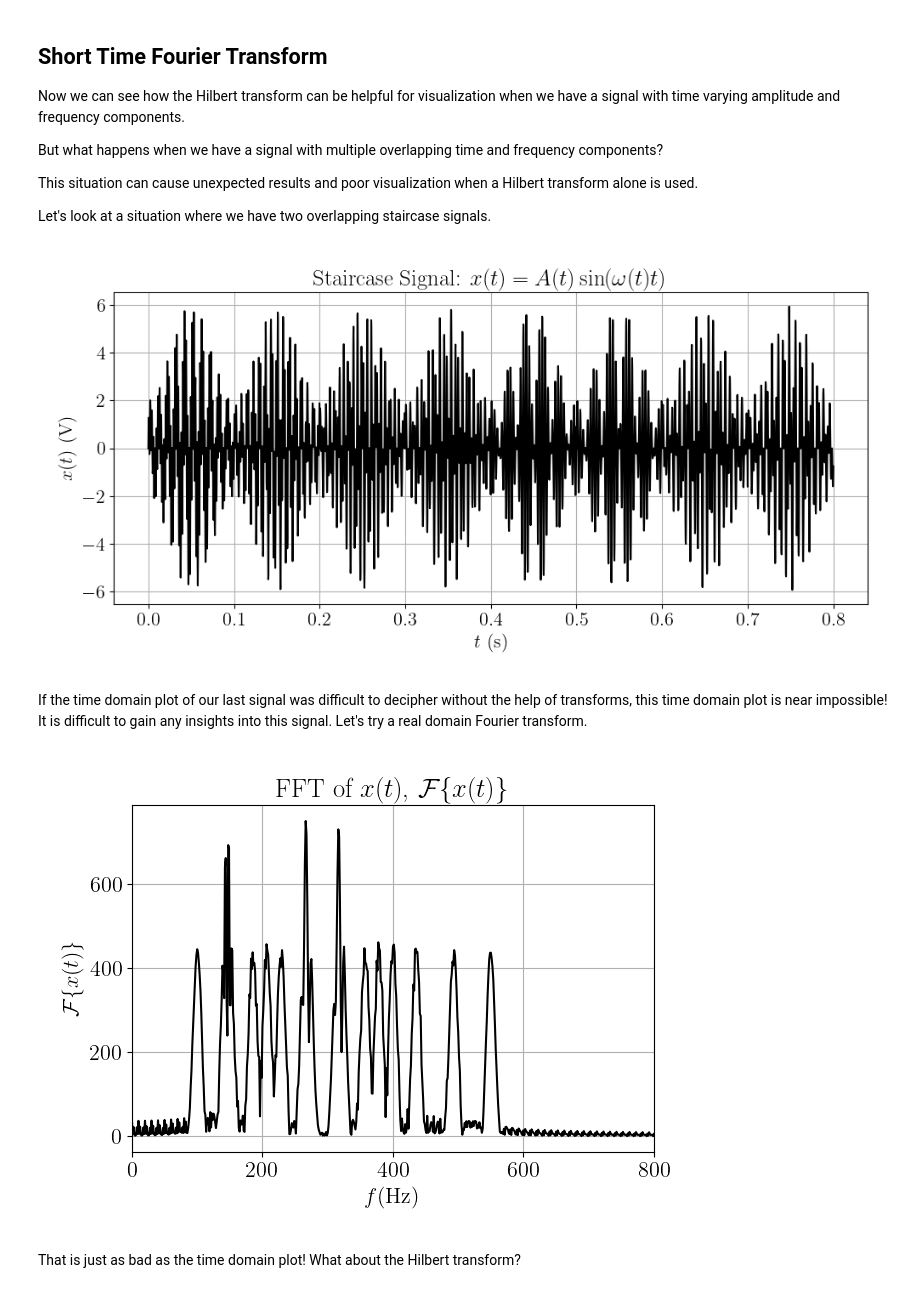
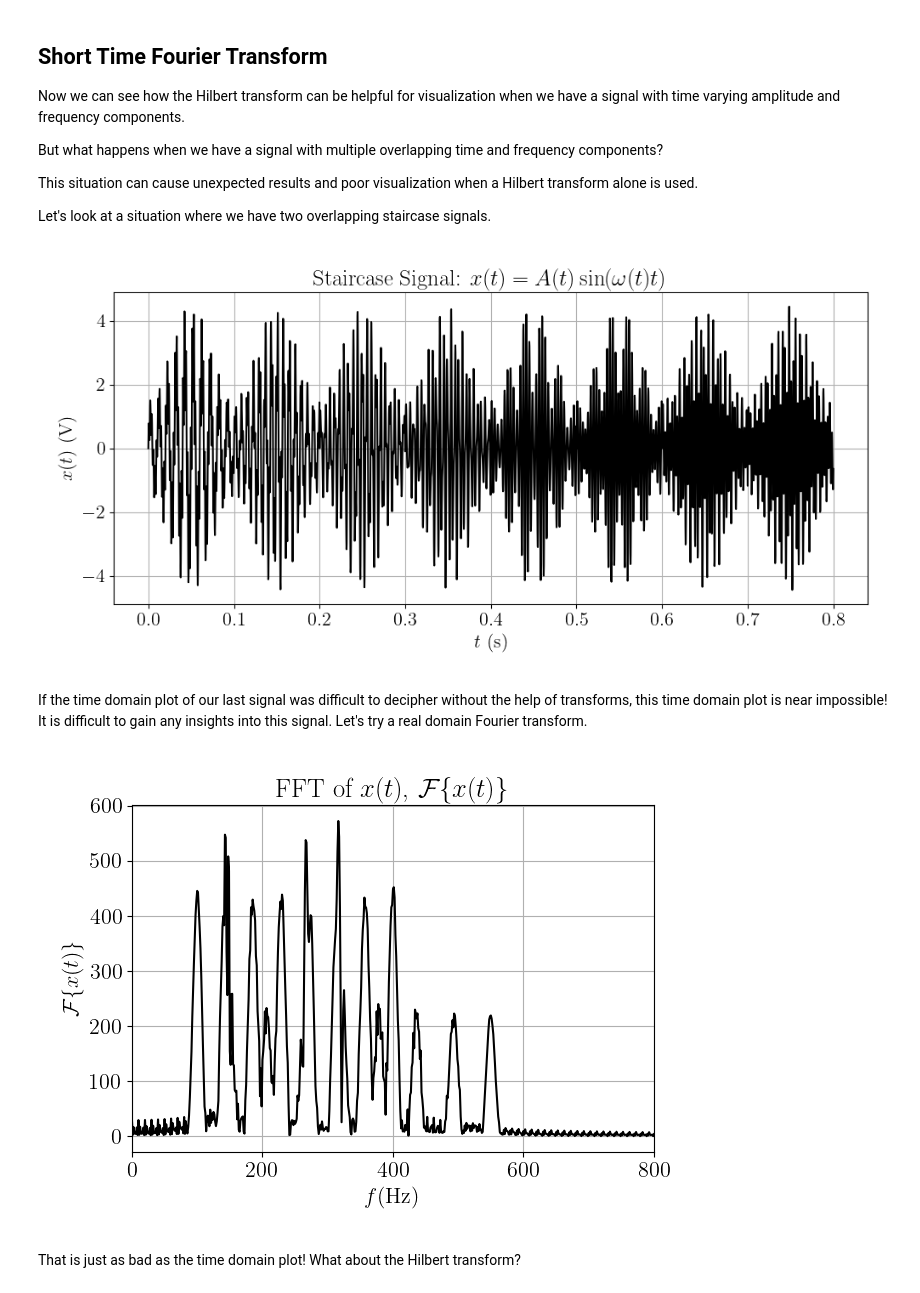
Before and after one commit to ruc-data-viz/2024-spring-class-09, a Jupyter notebook: notebooks/advanced_transforms.ipynb, the cells around one changed output. Cells and saved outputs as stored; diff of their text form; code cells hidden in the pictures.

```diff
--- a/notebooks/advanced_transforms.ipynb
+++ b/notebooks/advanced_transforms.ipynb
@@ -482,35 +485,35 @@ start_freq_hz = 100
 end_freq_hz = 400
 num_frequencies = 8
 
 frequencies_ascending_hz = np.linspace(
     start_freq_hz, end_freq_hz, num_frequencies
 )
 
 # Descending Staircase
 start_freq_hz = 550
 end_freq_hz = 150
 num_frequencies = 8
 
 frequencies_descending_hz = np.linspace(
     start_freq_hz, end_freq_hz, num_frequencies
 )
 
 sampling_rate_hz = 8 * np.max(
     np.concatenate((frequencies_ascending_hz, frequencies_descending_hz))
 )
 
 _, ascending_signal_v = generate_staircase_signal(
     frequencies_ascending_hz, sampling_rate_hz
 )
 total_time_s, descending_signal_v = generate_staircase_signal(
     frequencies_descending_hz, sampling_rate_hz
 )
 
-combined_signal_v = ascending_signal_v + descending_signal_v
+combined_signal_v = ascending_signal_v + 0.5 * descending_signal_v
 
 plot_signal_time_domain(total_time_s, combined_signal_v)
 # %% [output]
-[figure, old version]
+[figure, new version]
 # %% [markdown]
 If the time domain plot of our last signal was difficult to decipher without the help of transforms, this time domain plot is near impossible! It is difficult to gain any insights into this signal. Let's try a real domain Fourier transform.
 # %%
@@ -524,7 +527,7 @@ plot_real_fft(
     highest_frequency_hz=800,
 )
 # %% [output]
-[figure, old version]
+[figure, new version]
 # %% [markdown]
 That is just as bad as the time domain plot! What about the Hilbert transform?
 # %%
```
Also changed, not shown: parts of 7 cells of this notebook, 2 other files.
